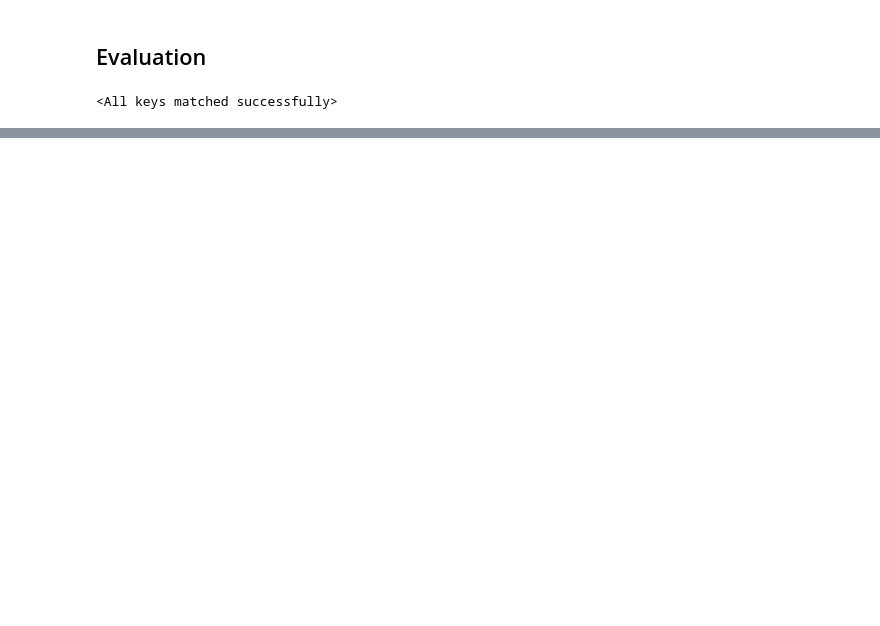
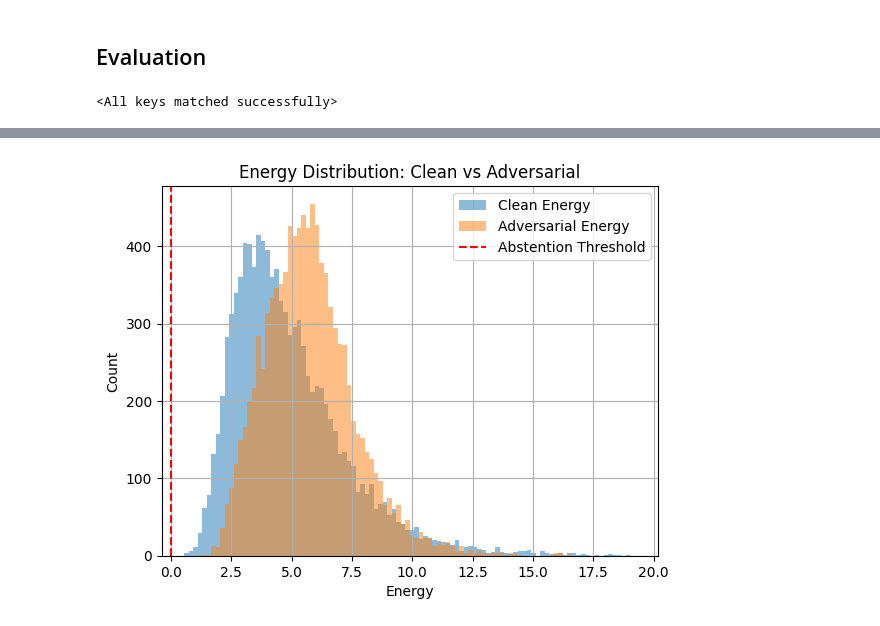
Before and after one commit to ArtMGreen/manifold-projection-layer, a Jupyter notebook: experiments.ipynb, the cells around one changed output, grey strips where cells are left out. Cells and saved outputs as stored; diff of their text form; code cells hidden in the pictures; blank space fills up the shorter version.

```diff
--- a/experiments.ipynb
+++ b/experiments.ipynb
@@ -271,0 +331,4 @@ Adversarial Detection Rate:  0.6584
+# %%
+energy_hist(E_clean, E_adv, 0, binwidth=None)
+# %% [output]
+[figure, added]
```
Also changed, not shown: parts of 11 cells of this notebook.
